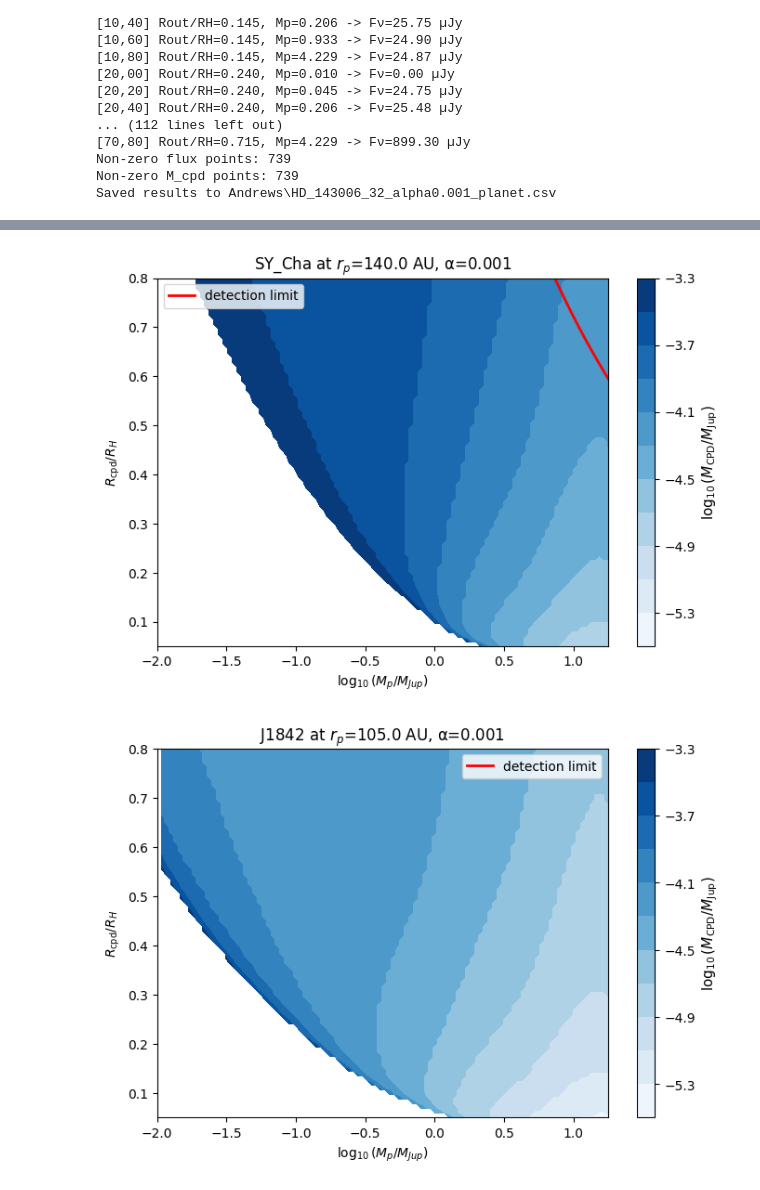
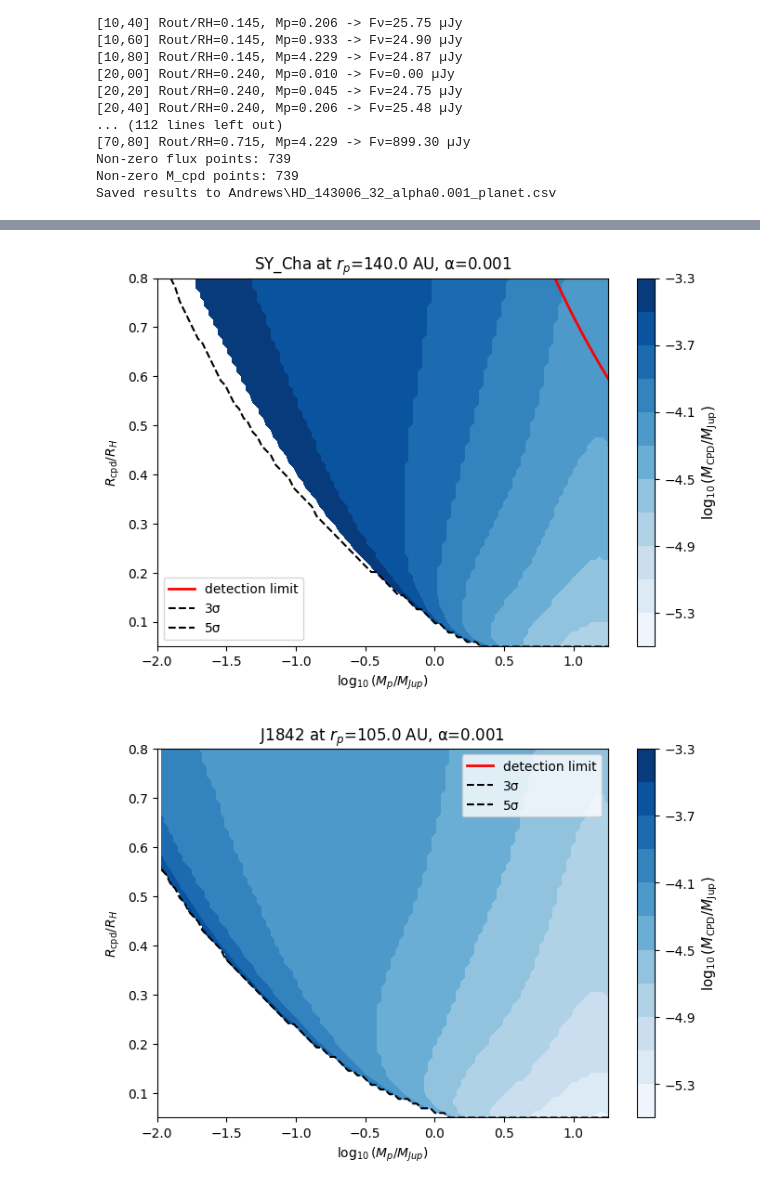
Before and after one commit to VWelke/CPD_MPIA, a Jupyter notebook: CPD_Emission_Models/CPD_Em_Andrews.ipynb, the cells around one changed output, grey strips where cells are left out. Saved outputs shown, nothing was run; the diff lists cells and outputs as text; code cells hidden in the pictures.

```diff
--- a/CPD_Emission_Models/CPD_Em_Andrews.ipynb
+++ b/CPD_Emission_Models/CPD_Em_Andrews.ipynb
@@ -461,7 +474,7 @@ def plot_flux_map(Mp_grid, Rout_frac_grid, Flux_vals, M_cpd_chosen,
 
     if sigma_ujy is not None:
     # Plot 3σ and 5σ lines (same style)
-        for level, label in zip([3 * sigma_ujy, 5 * sigma_ujy], ['3σ', '5σ']):
+        for level, label in zip([1 * sigma_ujy, 1.5 * sigma_ujy], ['3σ', '5σ']):
             Rout_frac_sigma = []
             for j, Mp in enumerate(Mp_grid):
                 above = np.where(Flux_vals[:, j] >= level)[0]
@@ -754,7 +767,8 @@ plot_flux_map(
     plotmass=True,
     y_min=0.05,
     y_max=0.8,
-    res_au=disk_arr['AA_Tau'][4]*disk_arr['AA_Tau'][2]
+    res_au=disk_arr['AA_Tau'][4]*disk_arr['AA_Tau'][2],
+    sigma_ujy= kink_sources[0][2]
 )
 
 plot_flux_map(
@@ -768,7 +782,8 @@ plot_flux_map(
     plotmass=True,
     y_min=0.05,
     y_max=0.8,
-    res_au=disk_arr['SY_Cha'][4]*disk_arr['SY_Cha'][2]
+    res_au=disk_arr['SY_Cha'][4]*disk_arr['SY_Cha'][2],
+    sigma_ujy= kink_sources[1][2]
 )
 plot_flux_map(
     J1842105['Mp_grid'].unique(),
@@ -781,7 +796,8 @@ plot_flux_map(
     plotmass=True,
     y_min=0.05,
     y_max=0.8,
-    res_au=disk_arr['J1842'][4]*disk_arr['J1842'][2]
+    res_au=disk_arr['J1842'][4]*disk_arr['J1842'][2],
+    sigma_ujy= kink_sources[2][2]
 )
 
 plot_flux_map(
@@ -795,7 +811,8 @@ plot_flux_map(
     plotmass=True,
     y_min=0.05,
     y_max=0.8,
-    res_au=disk_arr['J1615'][4]*disk_arr['J1615'][2]
+    res_au=disk_arr['J1615'][4]*disk_arr['J1615'][2],
+    sigma_ujy= kink_sources[3][2]
 )
 
 
@@ -810,7 +827,8 @@ plot_flux_map(
     plotmass=True,
     y_min=0.05,
     y_max=0.8,
-    res_au=disk_arr['LkCa_15'][4]*disk_arr['LkCa_15'][2]
+    res_au=disk_arr['LkCa_15'][4]*disk_arr['LkCa_15'][2],
+    sigma_ujy= kink_sources[4][2]
 )
 
 
@@ -825,6 +843,7 @@ plot_flux_map(
     plotmass=True,
     y_min=0.05,
     y_max=0.8,
-    res_au=disk_arr['HD_143006'][4]*disk_arr['HD_143006'][2]
+    res_au=disk_arr['HD_143006'][4]*disk_arr['HD_143006'][2],
+    sigma_ujy= kink_sources[5][2]
 )
 # %% [output]
@@ -832,2 +851,2 @@ plot_flux_map(
-[figure, old version]
+[figure, new version]
-[figure, old version]
+[figure, new version]
```
Also changed, not shown: parts of 3 cells of this notebook, 3 other files.
